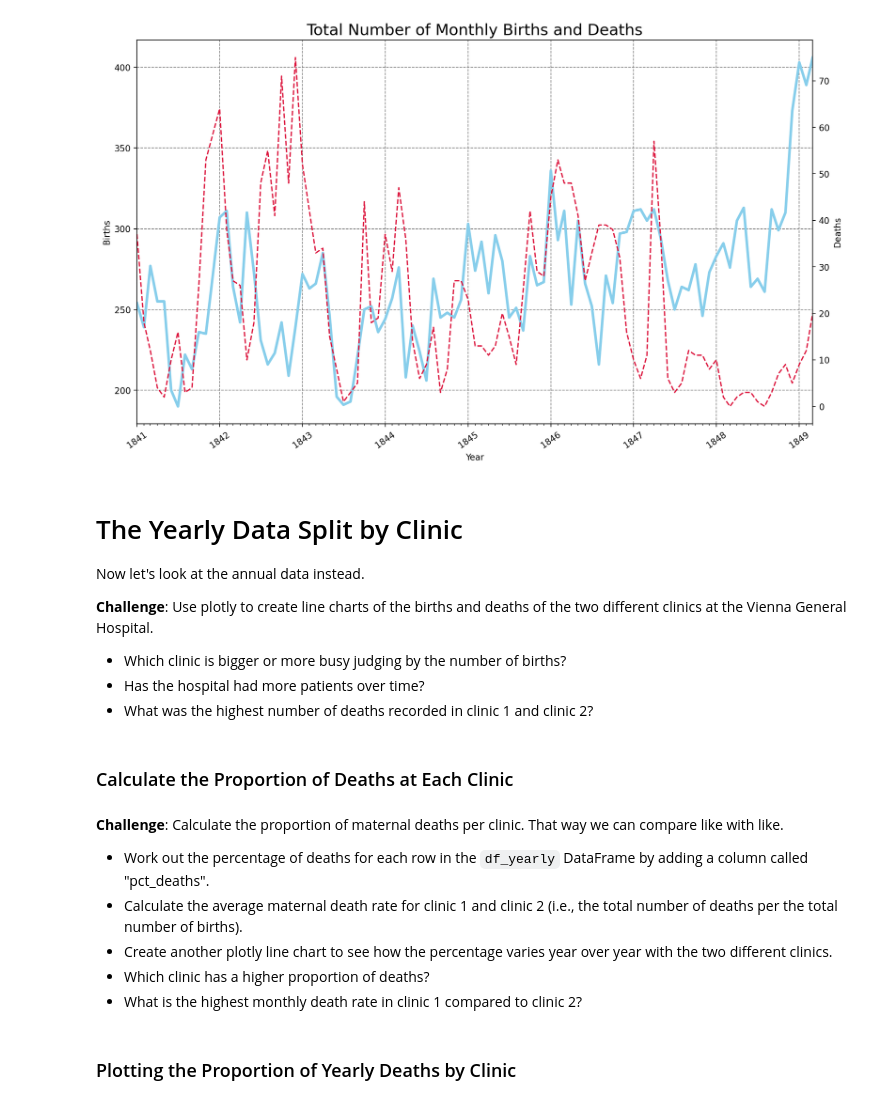
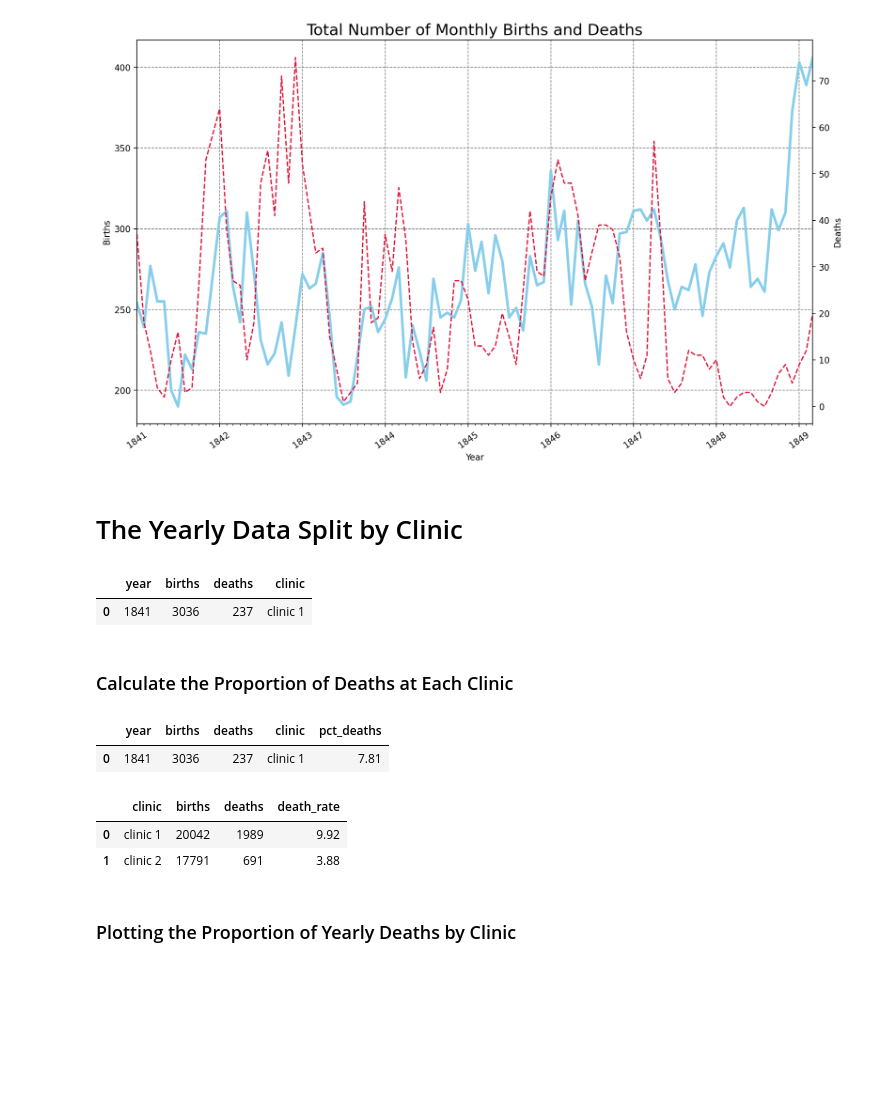
Before and after one commit to boolin9/puerperal_fever_analysis, a Jupyter notebook: Dr_Semmelweis_Handwashing_Discovery.ipynb, the cells around one changed output. Saved outputs shown, nothing was run; the diff lists cells and outputs as text; code cells hidden in the pictures; blank space fills up the shorter version.

```diff
--- a/Dr_Semmelweis_Handwashing_Discovery.ipynb
+++ b/Dr_Semmelweis_Handwashing_Discovery.ipynb
@@ -153,12 +153,10 @@ ax.xaxis.set_minor_locator(months)
 plt.show()
 # %% [output]
 [figure]
-# %% [markdown]
-# The Yearly Data Split by Clinic
-
-Now let's look at the annual data instead.
-
-**Challenge**: Use plotly to create line charts of the births and deaths of the two different clinics at the Vienna General Hospital.
-* Which clinic is bigger or more busy judging by the number of births?
-* Has the hospital had more patients over time?
-* What was the highest number of deaths recorded in clinic 1 and clinic 2?
+# %% [markdown]
+# The Yearly Data Split by Clinic
+# %%
+df_yearly.head(1)
+# %% [output]
+|  | year | births | deaths | clinic |
+| 0 | 1841 | 3036 | 237 | clinic 1 |
@@ -165,11 +179,22 @@ Now let's look at the annual data instead.
 # %% [markdown]
 ### Calculate the Proportion of Deaths at Each Clinic
-# %% [markdown]
-**Challenge**: Calculate the proportion of maternal deaths per clinic. That way we can compare like with like.
-* Work out the percentage of deaths for each row in the `df_yearly` DataFrame by adding a column called "pct_deaths".
-* Calculate the average maternal death rate for clinic 1 and clinic 2 (i.e., the total number of deaths per the total number of births).
-* Create another plotly line chart to see how the percentage varies year over year with the two different clinics.
-* Which clinic has a higher proportion of deaths?
-* What is the highest monthly death rate in clinic 1 compared to clinic 2?
+# %%
+df_yearly['pct_deaths'] = round(df_yearly.deaths / df_yearly.births * 100, 2)
+# %%
+df_yearly.head(1)
+# %% [output]
+|  | year | births | deaths | clinic | pct_deaths |
+| 0 | 1841 | 3036 | 237 | clinic 1 | 7.81 |
+# %%
+df_clinic = df_yearly.groupby(['clinic'], as_index=False).agg({'births': pd.Series.sum,
+                                                   'deaths': pd.Series.sum})
+# %%
+df_clinic['death_rate'] = round(df_clinic.deaths / df_clinic.births * 100, 2)
+# %%
+df_clinic.head()
+# %% [output]
+|  | clinic | births | deaths | death_rate |
+| 0 | clinic 1 | 20042 | 1989 | 9.92 |
+| 1 | clinic 2 | 17791 | 691 | 3.88 |
 # %% [markdown]
 ### Plotting the Proportion of Yearly Deaths by Clinic
```
Also changed, not shown: parts of 6 cells of this notebook.
